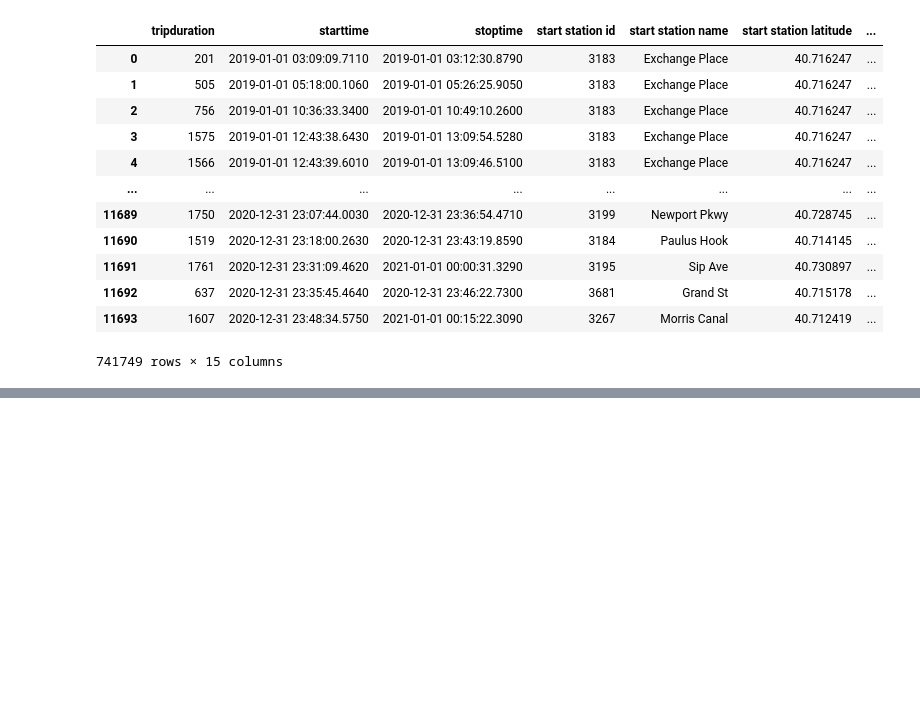
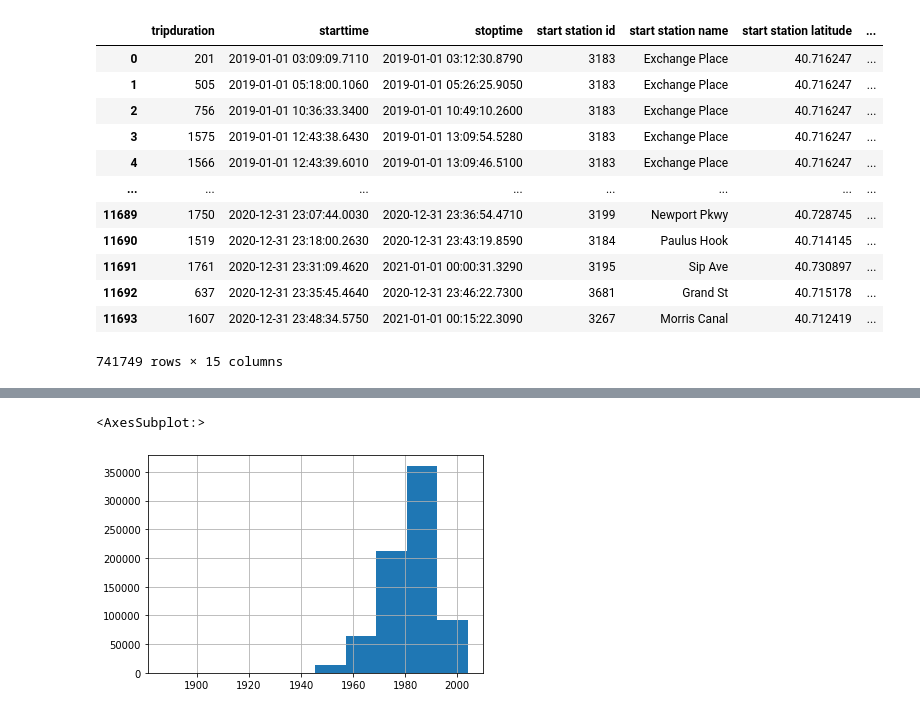
Before and after one commit to jstockdi-marstone/sledgeconf-python-talk, a Jupyter notebook: CitiBike-03-Demographics.ipynb, the cells around one changed output, grey strips where cells are left out. Cells and saved outputs as stored; diff of their text form; code cells hidden in the pictures; blank space fills up the shorter version.

```diff
--- a/CitiBike-03-Demographics.ipynb
+++ b/CitiBike-03-Demographics.ipynb
@@ -37,0 +77,5 @@ df
+# %%
+df['birth year'].hist()
+# %% [output]
+<AxesSubplot:>
+[figure, added]
```
Also changed, not shown: parts of 12 cells of this notebook, 3 other files.
